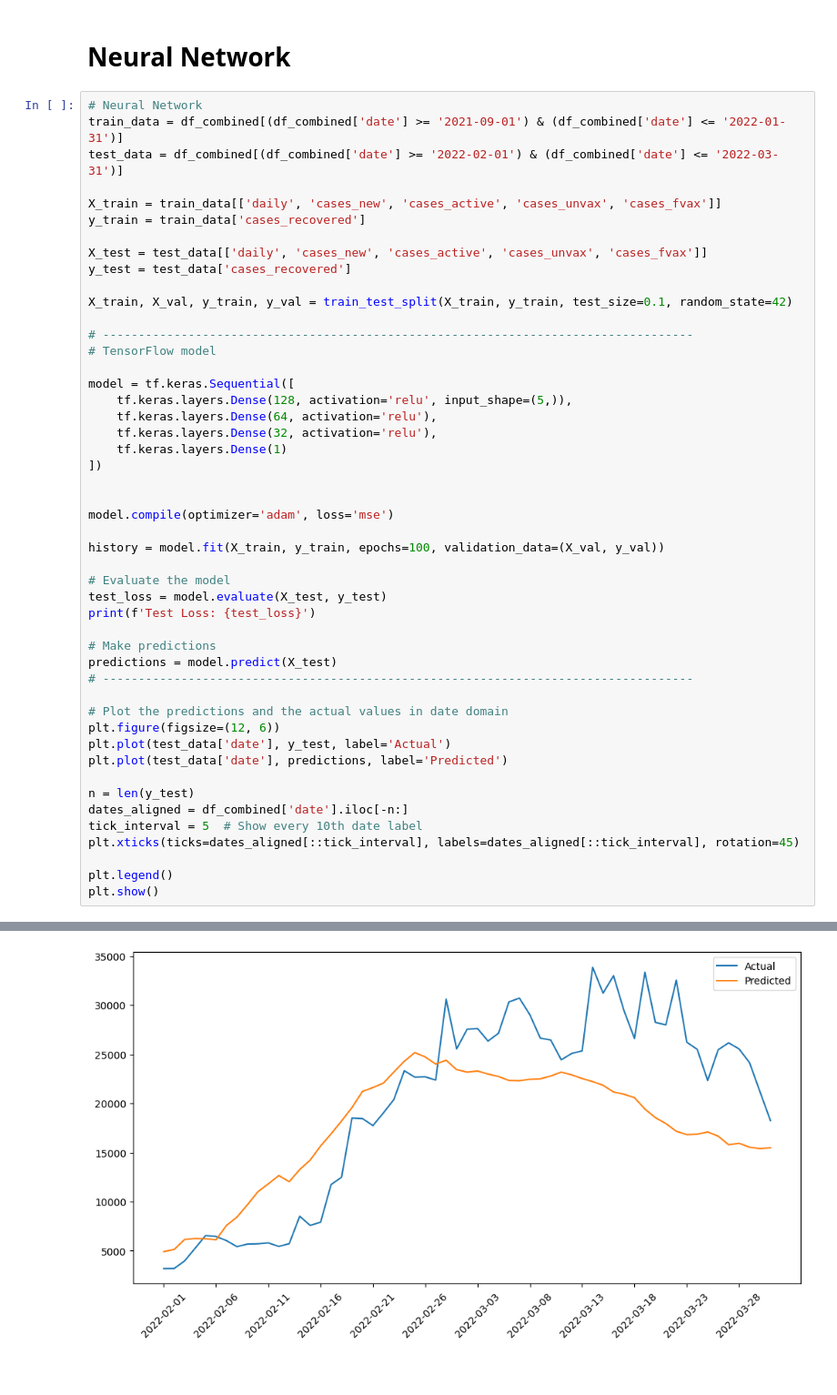
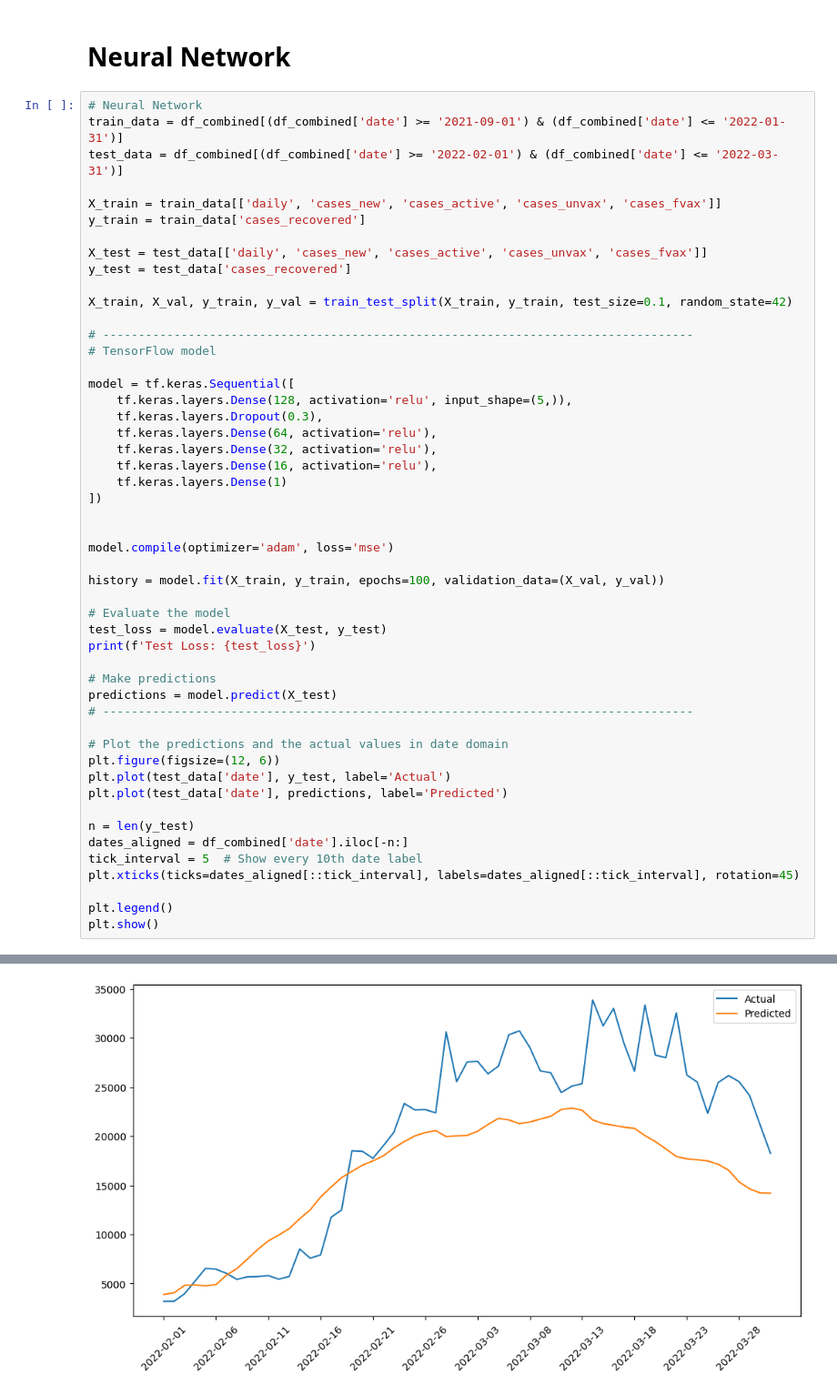
Before and after one commit to Leejames2305/AINotebook, a Jupyter notebook: Lab 3 Supervised Learning.ipynb, the cells around one changed output, grey strips where cells are left out. Shown at 91% size. Saved outputs shown, nothing was run; the diff lists cells and outputs as text.

```diff
--- a/Lab 3 Supervised Learning.ipynb
+++ b/Lab 3 Supervised Learning.ipynb
@@ -143,8 +143,10 @@ X_train, X_val, y_train, y_val = train_test_split(X_train, y_train, test_size=0.
 
 model = tf.keras.Sequential([
     tf.keras.layers.Dense(128, activation='relu', input_shape=(5,)),
+    tf.keras.layers.Dropout(0.3),
     tf.keras.layers.Dense(64, activation='relu'),
     tf.keras.layers.Dense(32, activation='relu'),
+    tf.keras.layers.Dense(16, activation='relu'),
     tf.keras.layers.Dense(1)
 ])
 
@@ -195 +197 @@ Test Loss: 41573464.0
-[figure, old version]
+[figure, new version]
```
Also changed, not shown: parts of 1 cell of this notebook.
